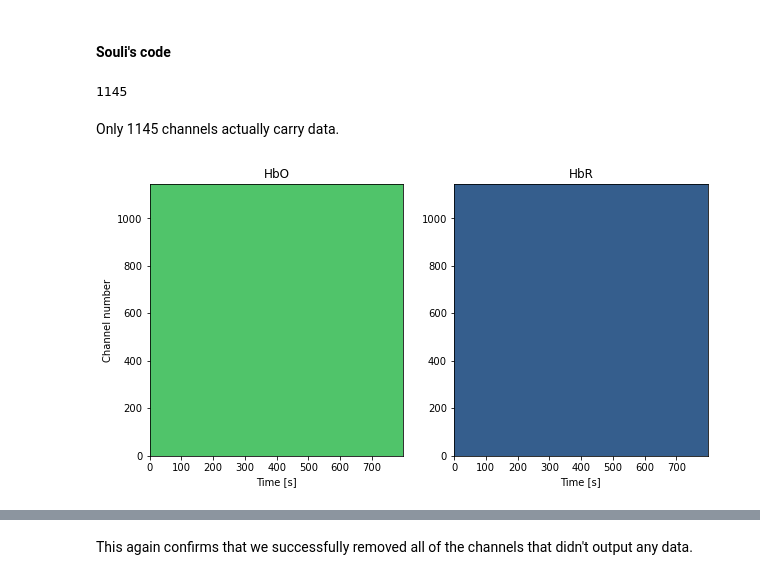
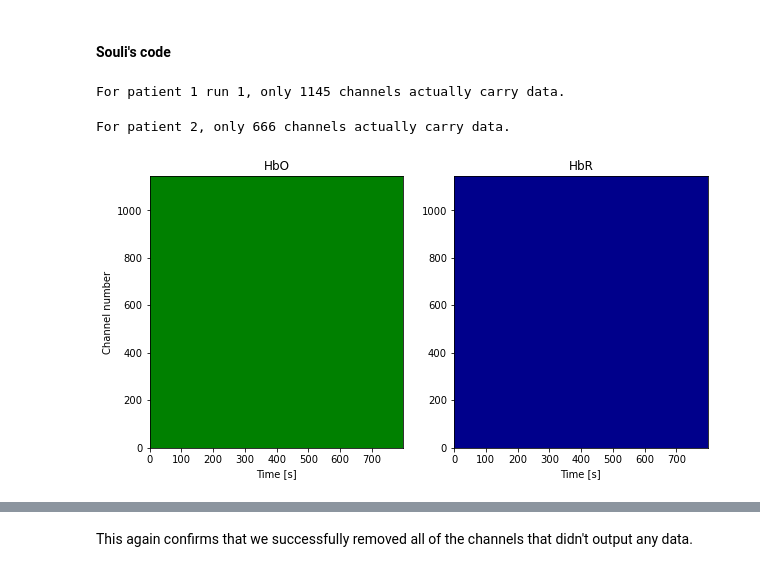
Before and after one commit to 18alia/175-Project, a Jupyter notebook: Project Setup New.ipynb, the cells around one changed output, grey strips where cells are left out. Drawn from its saved outputs; the diff is of its cells as text; code cells hidden in the pictures.

```diff
--- a/Project Setup New.ipynb
+++ b/Project Setup New.ipynb
@@ -118,9 +142,13 @@ for i in range(len(actual_data)):
-# %%
-len(real_data[real_is_hbo, :])
-# %% [output]
-1145
-# %% [markdown]
-Only 1145 channels actually carry data.
+# %%
+#Patient 1 Run 1 number of channels with data
+print('For patient 1 run 1, only '+str(len(real_data[real_is_hbo, :]))+' channels actually carry data.')
+# %% [output]
+For patient 1 run 1, only 1145 channels actually carry data.
+# %%
+#Patient 2 number of channels with data
+print('For patient 2, only '+str(len(real_data_2[real_is_hbo_2, :]))+' channels actually carry data.')
+# %% [output]
+For patient 2, only 666 channels actually carry data.
 # %%
 #Creating HbO data and HbR data arrays
 hbo_data=real_data[real_is_hbo, :]
@@ -133,13 +161,13 @@ hbr_data_2=real_data_2[~real_is_hbo_2, :]
 # %%
 # Plotting preprocessed data from patient 1 run 1
 _, ax = plt.subplots(ncols=2, figsize=(10, 5))
-ax[0].pcolor(snirf.times, np.arange(np.sum(real_is_hbo)), hbo_data, shading='nearest')
+ax[0].pcolor(snirf.times, np.arange(np.sum(real_is_hbo)), hbo_data, shading='nearest', color='green')
 ax[0].set_title('HbO')
 ax[0].set_xlabel('Time [s]')
 ax[0].set_ylabel('Channel number')
-ax[1].pcolor(snirf.times, np.arange(np.sum(~real_is_hbo)), hbr_data, shading='nearest')
+ax[1].pcolor(snirf.times, np.arange(np.sum(~real_is_hbo)), hbr_data, shading='nearest', color='darkblue')
 ax[1].set_title('HbR')
 ax[1].set_xlabel('Time [s]')
 plt.show()
 # %% [output]
-[figure, old version]
+[figure, new version]
```
Also changed, not shown: parts of 23 cells of this notebook.
